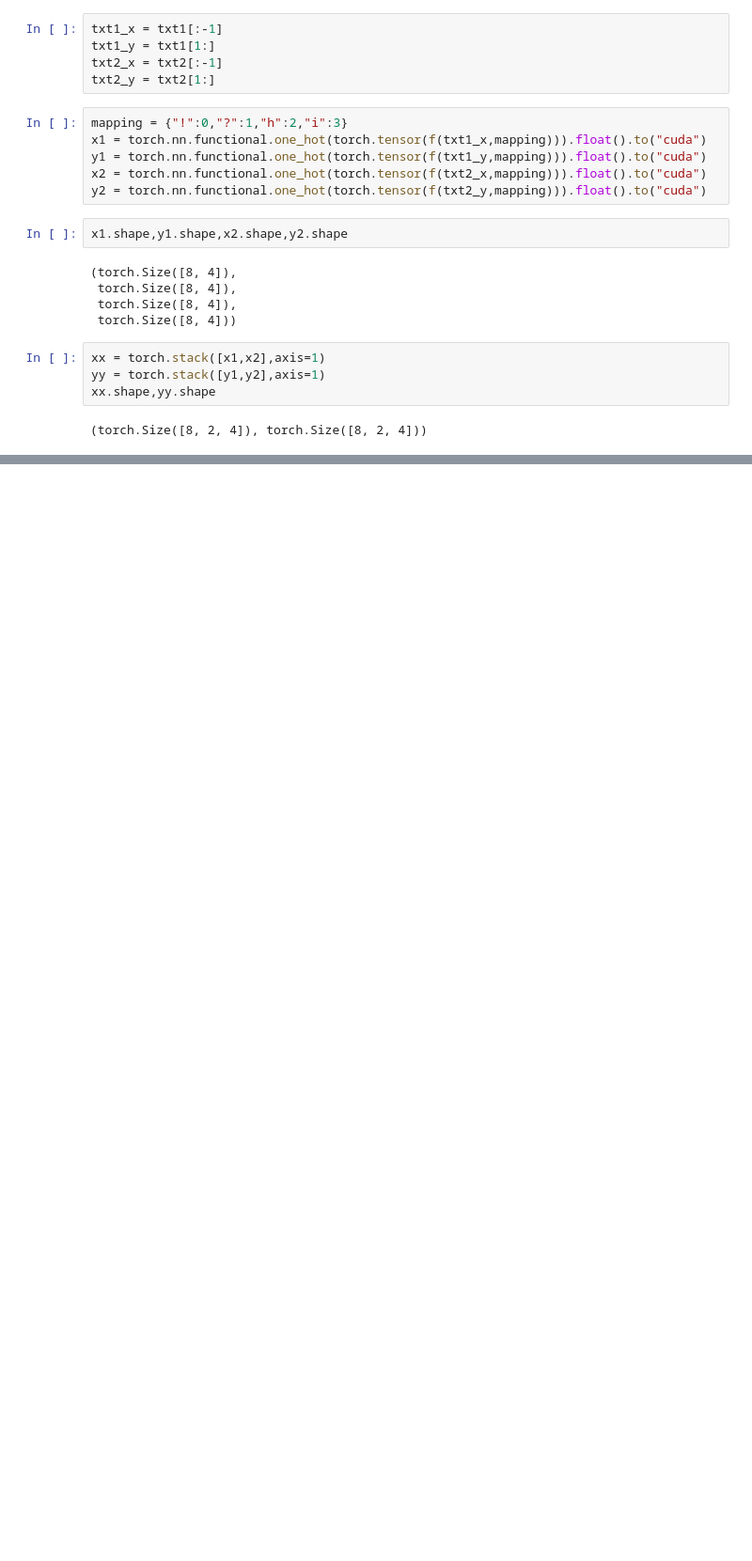
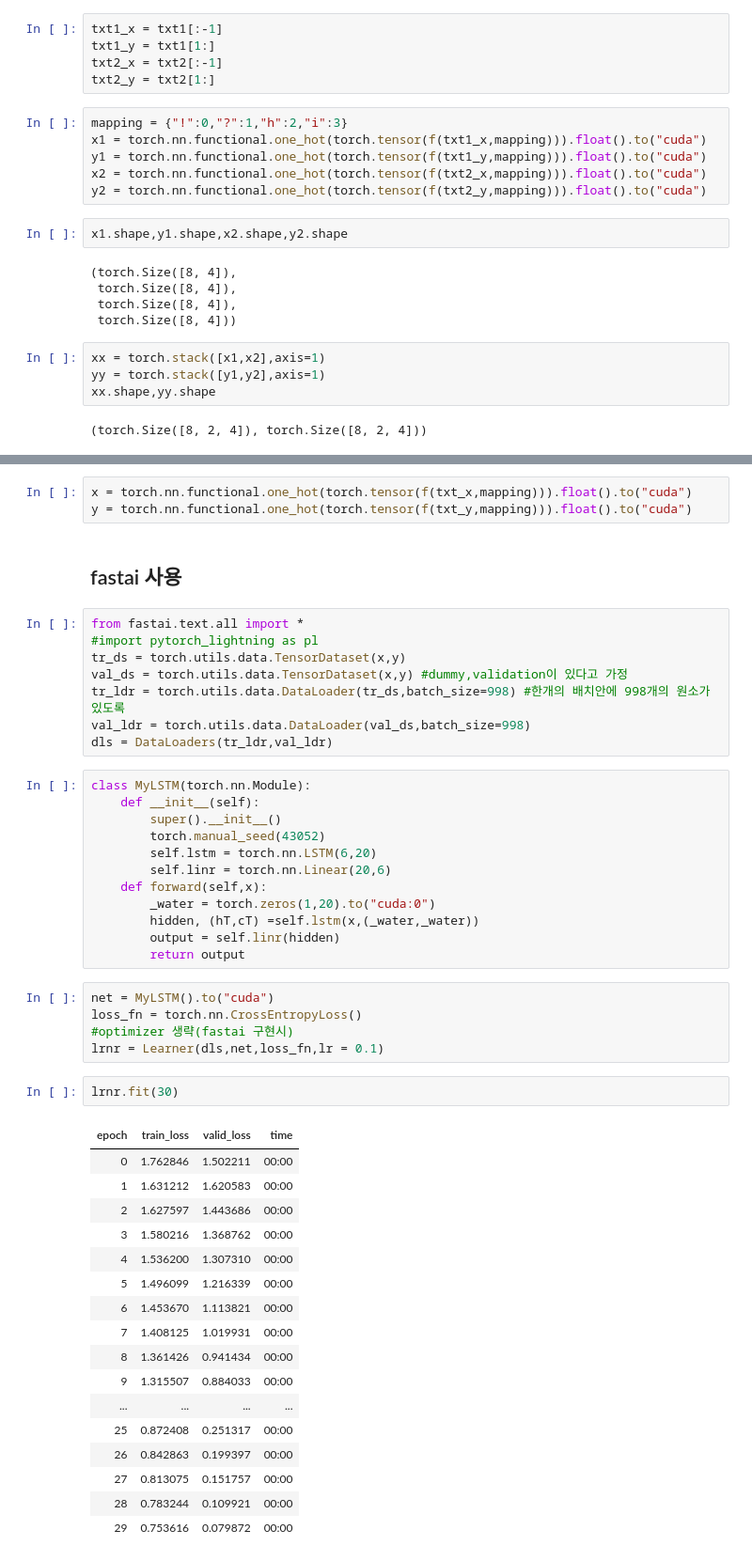
Before and after one commit to hoyeon1234/sin-hoyeon, a Jupyter notebook: python code/IAB Deep learning/DL 12-01.ipynb, the cells around one changed output, grey strips where cells are left out. Shown at 94% size. Saved outputs shown, nothing was run; the diff lists cells and outputs as text; blank space fills up the shorter version.

```diff
--- a/python code/IAB Deep learning/DL 12-01.ipynb
+++ b/python code/IAB Deep learning/DL 12-01.ipynb
@@ -432,0 +532,50 @@ torch.Size([17, 10]) torch.Size([1, 10]) torch.Size([1, 10])
+# %%
+x = torch.nn.functional.one_hot(torch.tensor(f(txt_x,mapping))).float().to("cuda")
+y = torch.nn.functional.one_hot(torch.tensor(f(txt_y,mapping))).float().to("cuda")
+# %% [markdown]
+## fastai 사용
+# %%
+from fastai.text.all import *
+#import pytorch_lightning as pl
+tr_ds = torch.utils.data.TensorDataset(x,y)
+val_ds = torch.utils.data.TensorDataset(x,y) #dummy,validation이 있다고 가정
+tr_ldr = torch.utils.data.DataLoader(tr_ds,batch_size=998) #한개의 배치안에 998개의 원소가 있도록
+val_ldr = torch.utils.data.DataLoader(val_ds,batch_size=998)
+dls = DataLoaders(tr_ldr,val_ldr)
+# %%
+class MyLSTM(torch.nn.Module):
+    def __init__(self):
+        super().__init__()
+        torch.manual_seed(43052)
+        self.lstm = torch.nn.LSTM(6,20)
+        self.linr = torch.nn.Linear(20,6)
+    def forward(self,x):
+        _water = torch.zeros(1,20).to("cuda:0")
+        hidden, (hT,cT) =self.lstm(x,(_water,_water))
+        output = self.linr(hidden)
+        return output
+# %%
+net = MyLSTM().to("cuda")
+loss_fn = torch.nn.CrossEntropyLoss()
+#optimizer 생략(fastai 구현시)
+lrnr = Learner(dls,net,loss_fn,lr = 0.1)
+# %%
+lrnr.fit(30)
+# %% [output]
+| epoch | train_loss | valid_loss | time |
+| 0 | 1.762846 | 1.502211 | 00:00 |
+| 1 | 1.631212 | 1.620583 | 00:00 |
+| 2 | 1.627597 | 1.443686 | 00:00 |
+| 3 | 1.580216 | 1.368762 | 00:00 |
+| 4 | 1.536200 | 1.307310 | 00:00 |
+| 5 | 1.496099 | 1.216339 | 00:00 |
+| 6 | 1.453670 | 1.113821 | 00:00 |
+| 7 | 1.408125 | 1.019931 | 00:00 |
+| 8 | 1.361426 | 0.941434 | 00:00 |
+| 9 | 1.315507 | 0.884033 | 00:00 |
+| ... | ... | ... | ... |
+| 25 | 0.872408 | 0.251317 | 00:00 |
+| 26 | 0.842863 | 0.199397 | 00:00 |
+| 27 | 0.813075 | 0.151757 | 00:00 |
+| 28 | 0.783244 | 0.109921 | 00:00 |
+| 29 | 0.753616 | 0.079872 | 00:00 |
```
Also changed, not shown: parts of 41 cells of this notebook, 1 other file.
